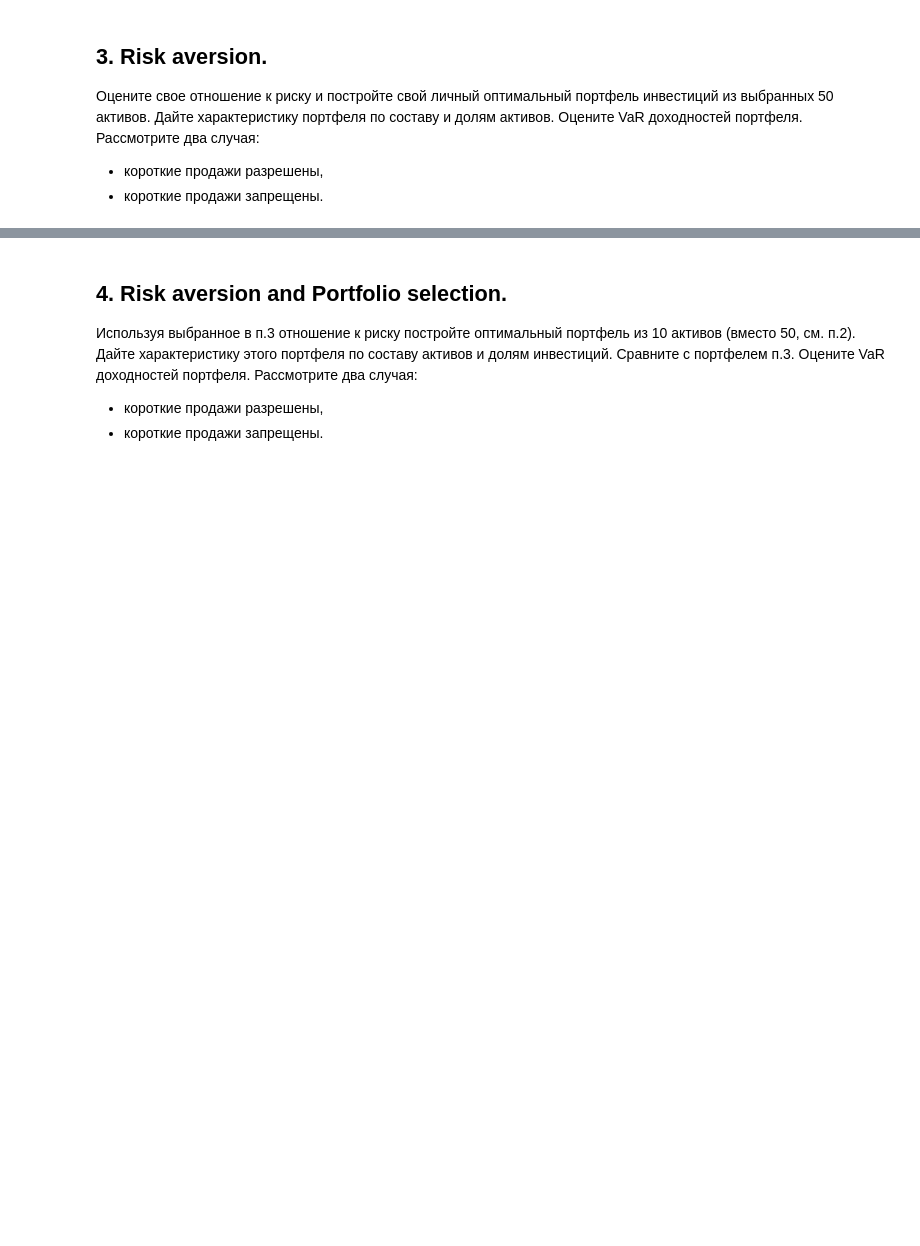
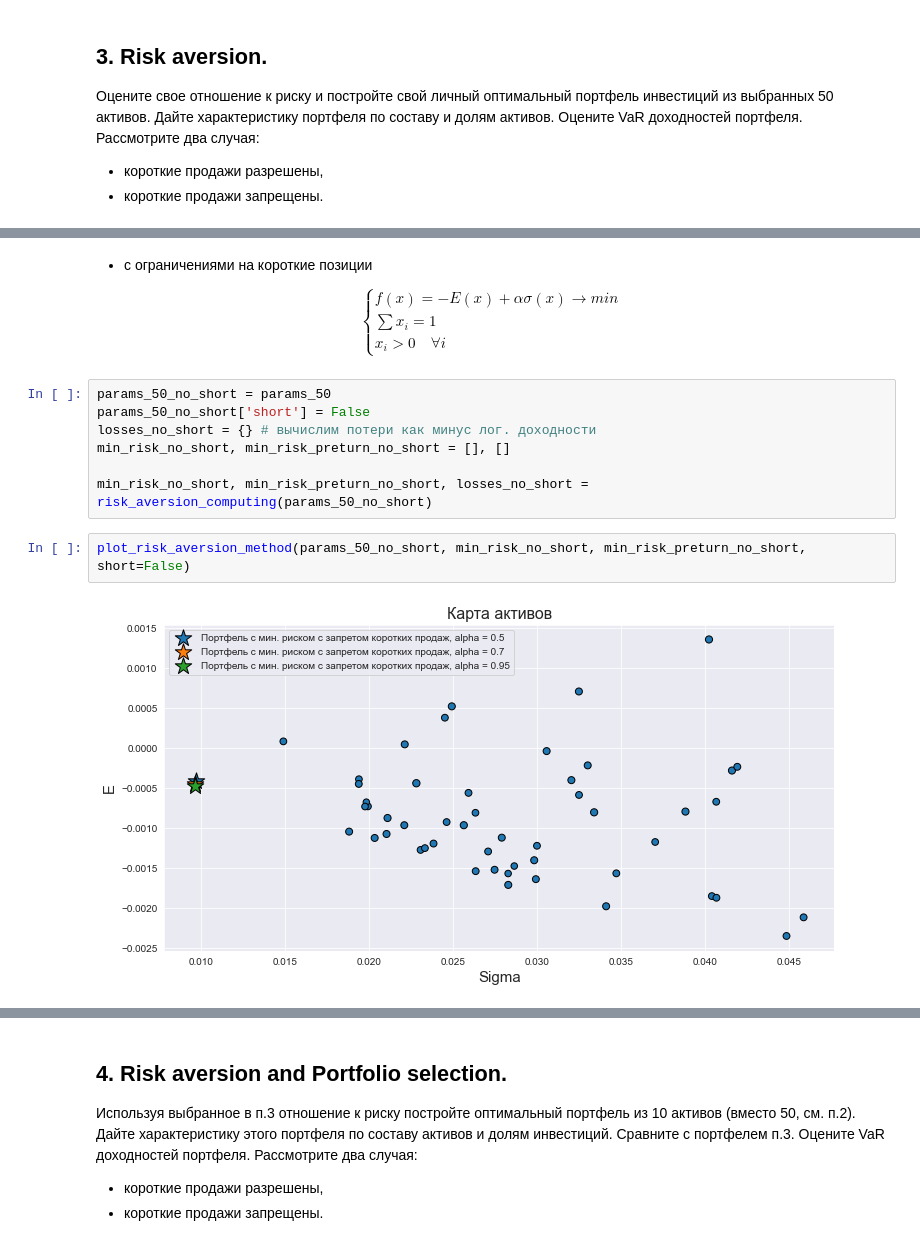
Before and after one commit to CodeSopranos/lab-2-financial-operations, a Jupyter notebook: report.ipynb, the cells around one changed output, grey strips where cells are left out. Cells and saved outputs as stored; diff of their text form; blank space fills up the shorter version.

```diff
--- a/report.ipynb
+++ b/report.ipynb
@@ -368,0 +459,15 @@ plt.show()
+# %% [markdown]
+ - с ограничениями на короткие позиции
+
+$$ \begin{cases} f(x) = - E(x) + \alpha \sigma (x) \rightarrow min \\ \sum x_i = 1 \\ x_i > 0 \quad \forall i \end{cases}$$
+# %%
+params_50_no_short = params_50
+params_50_no_short['short'] = False
+losses_no_short = {} # вычислим потери как минус лог. доходности
+min_risk_no_short, min_risk_preturn_no_short = [], []
+
+min_risk_no_short, min_risk_preturn_no_short, losses_no_short = risk_aversion_computing(params_50_no_short)
+# %%
+plot_risk_aversion_method(params_50_no_short, min_risk_no_short, min_risk_preturn_no_short, short=False)
+# %% [output]
+[figure, added]
```
Also changed, not shown: parts of 17 cells of this notebook.
